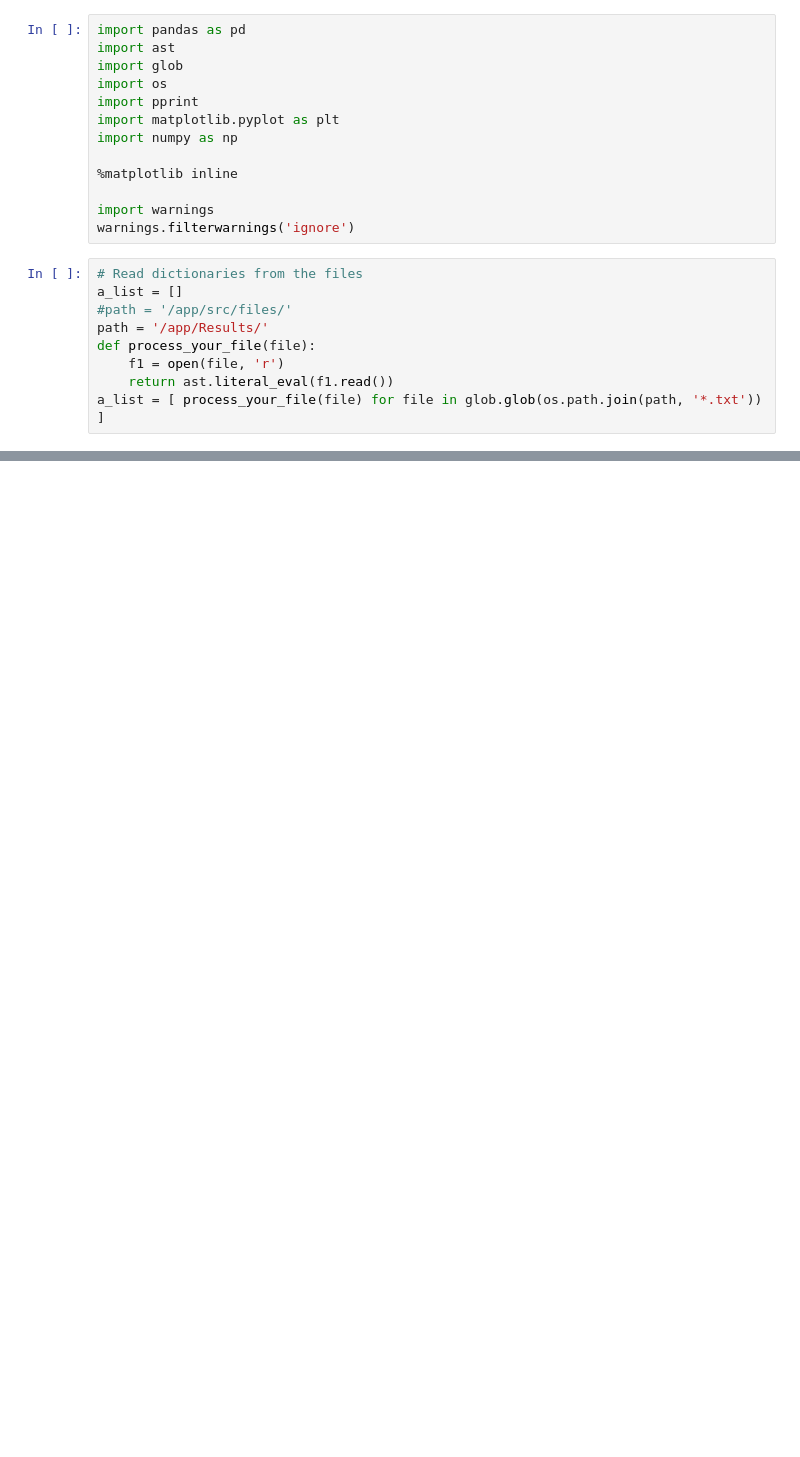
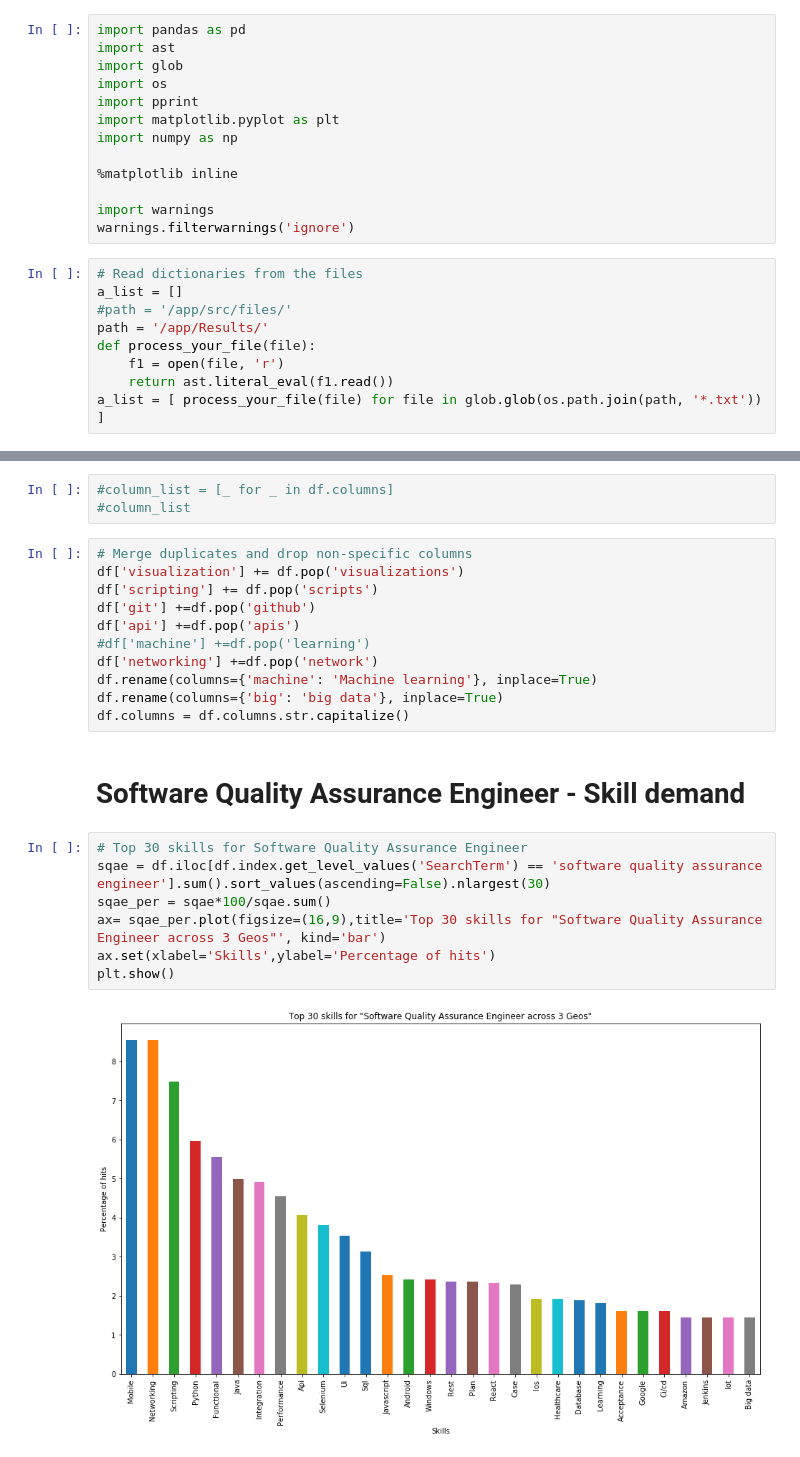
Before and after one commit to bbookman/SkillDemand, a Jupyter notebook: Notebooks/data_graph.ipynb, the cells around one changed output, grey strips where cells are left out. Drawn from its saved outputs; the diff is of its cells as text; blank space fills up the shorter version.

Commit message:
Comparison graph after selecting top skills across geos

```diff
--- a/Notebooks/data_graph.ipynb
+++ b/Notebooks/data_graph.ipynb
@@ -193,0 +60,25 @@ plt.show()
+# %%
+#column_list = [_ for _ in df.columns]
+#column_list
+# %%
+# Merge duplicates and drop non-specific columns
+df['visualization'] += df.pop('visualizations')
+df['scripting'] += df.pop('scripts')
+df['git'] +=df.pop('github')
+df['api'] +=df.pop('apis')
+#df['machine'] +=df.pop('learning')
+df['networking'] +=df.pop('network')
+df.rename(columns={'machine': 'Machine learning'}, inplace=True)
+df.rename(columns={'big': 'big data'}, inplace=True)
+df.columns = df.columns.str.capitalize()
+# %% [markdown]
+# __Software Quality Assurance Engineer - Skill demand__
+# %%
+# Top 30 skills for Software Quality Assurance Engineer
+sqae = df.iloc[df.index.get_level_values('SearchTerm') == 'software quality assurance engineer'].sum().sort_values(ascending=False).nlargest(30)
+sqae_per = sqae*100/sqae.sum()
+ax= sqae_per.plot(figsize=(16,9),title='Top 30 skills for "Software Quality Assurance Engineer across 3 Geos"', kind='bar')
+ax.set(xlabel='Skills',ylabel='Percentage of hits')
+plt.show()
+# %% [output]
+[figure, added]
```
Also changed, not shown: parts of 41 cells of this notebook.
